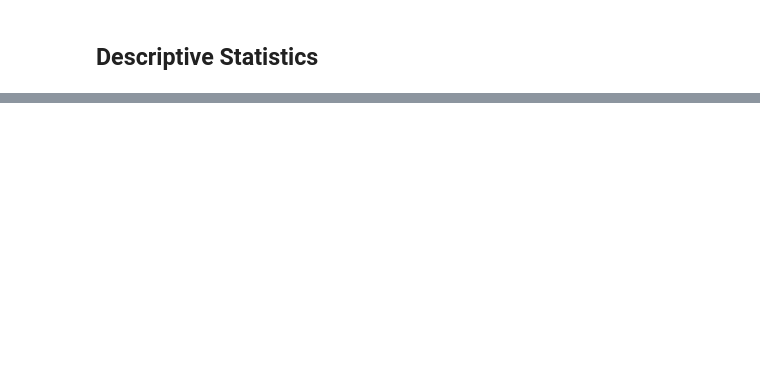
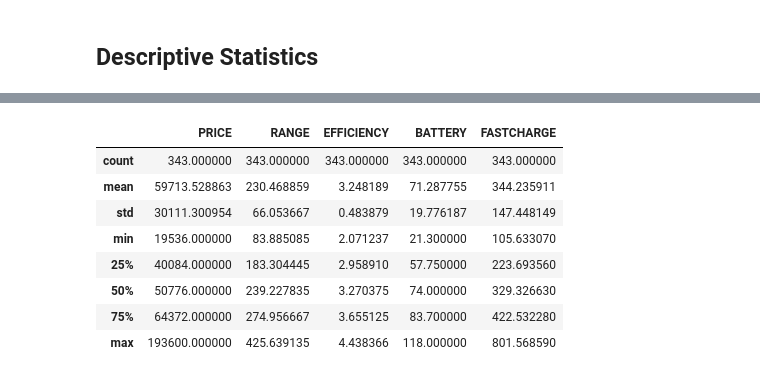
Before and after one commit to albert-fit/Using-Multivariable-Regression-to-Predict-the-Cost-of-EVs, a Jupyter notebook: multivariable_regression.ipynb, the cells around one changed output, grey strips where cells are left out. Drawn from its saved outputs; the diff is of its cells as text; code cells hidden in the pictures; blank space fills up the shorter version.

```diff
--- a/multivariable_regression.ipynb
+++ b/multivariable_regression.ipynb
@@ -182,0 +191,12 @@ plt.show()
+# %%
+data.describe()
+# %% [output]
+|  | PRICE | RANGE | EFFICIENCY | BATTERY | FASTCHARGE |
+| count | 343.000000 | 343.000000 | 343.000000 | 343.000000 | 343.000000 |
+| mean | 59713.528863 | 230.468859 | 3.248189 | 71.287755 | 344.235911 |
+| std | 30111.300954 | 66.053667 | 0.483879 | 19.776187 | 147.448149 |
+| min | 19536.000000 | 83.885085 | 2.071237 | 21.300000 | 105.633070 |
+| 25% | 40084.000000 | 183.304445 | 2.958910 | 57.750000 | 223.693560 |
+| 50% | 50776.000000 | 239.227835 | 3.270375 | 74.000000 | 329.326630 |
+| 75% | 64372.000000 | 274.956667 | 3.655125 | 83.700000 | 422.532280 |
+| max | 193600.000000 | 425.639135 | 4.438366 | 118.000000 | 801.568590 |
```
Also changed, not shown: parts of 7 cells of this notebook.
